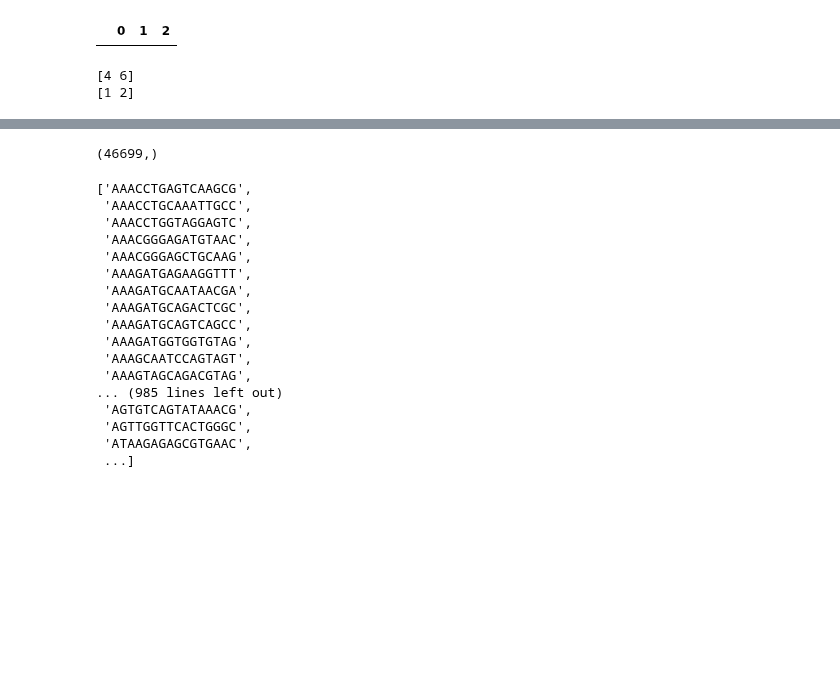
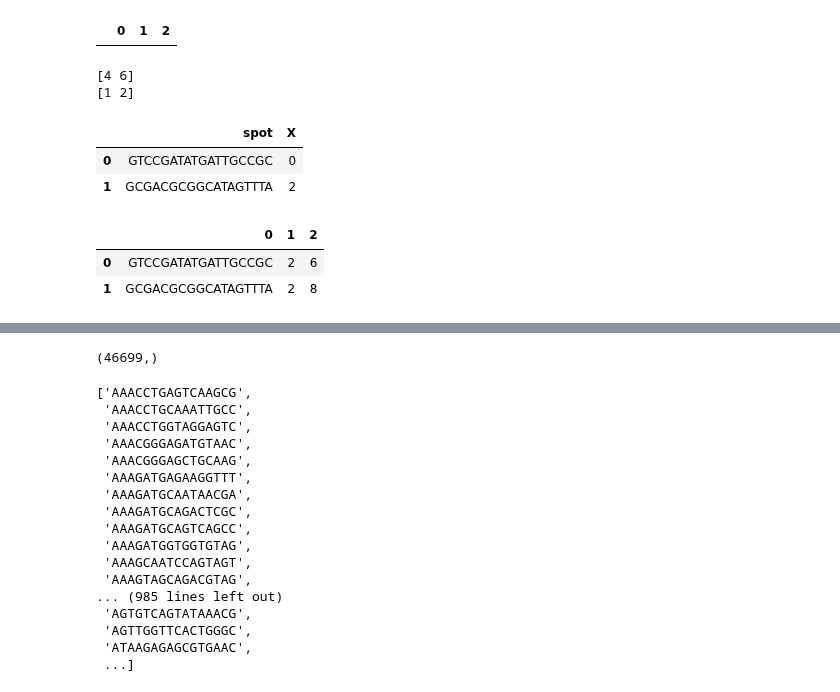
Before and after one commit to kiristern/QLSsummer2022, a Jupyter notebook: explore_data.ipynb, the cells around one changed output, grey strips where cells are left out. Saved outputs shown, nothing was run; the diff lists cells and outputs as text; code cells hidden in the pictures; blank space fills up the shorter version.

Commit message:
test all possible combos -- nothing aligns to st_barcode data...

```diff
--- a/explore_data.ipynb
+++ b/explore_data.ipynb
@@ -331,11 +290,23 @@ print(np.unique(visium.iloc[1].values)) # find unique replicates
 [1 2]
 # %%
 # sanity check that filtering for barcodes in spots is indeed not the same
-fake = pd.DataFrame({'spot': ['GTCCGATATGATTGCCGC', 'GCGACGCGGCATAGTTTA','AAACAAGTATCTCCCA', 'TTGTTTGTATTACACG'],
+fake = pd.DataFrame({'spot': ['GTCCGATATGATTGCCGC', 'GCGACGCGGCATAGTTTA','AAACAAGTATCTCCCA', 'TTGTTTGTATTACACG'], #first 2 entries from st_barcodes, last 2 from vs_spots
                         'X': [0, 2, 3, 4]
                         })
-fake.iloc[:, 0].isin(spots)
-fake[fake.iloc[:,0].isin(spots)]
+fake.iloc[:, 0].isin(st_barcodes.iloc[:,0])
+fake[fake.iloc[:,0].isin(st_barcodes.iloc[:,0])]
+# %% [output]
+|  | spot | X |
+| 0 | GTCCGATATGATTGCCGC | 0 |
+| 1 | GCGACGCGGCATAGTTTA | 2 |
+# %%
+# same same
+st_barcodes.iloc[:,0].isin(fake.iloc[:,0])
+st_barcodes[st_barcodes.iloc[:,0].isin(fake.iloc[:,0])]
+# %% [output]
+|  | 0 | 1 | 2 |
+| 0 | GTCCGATATGATTGCCGC | 2 | 6 |
+| 1 | GCGACGCGGCATAGTTTA | 2 | 8 |
 # %%
 metadata
 # %% [output]
```
Also changed, not shown: parts of 17 cells of this notebook.
